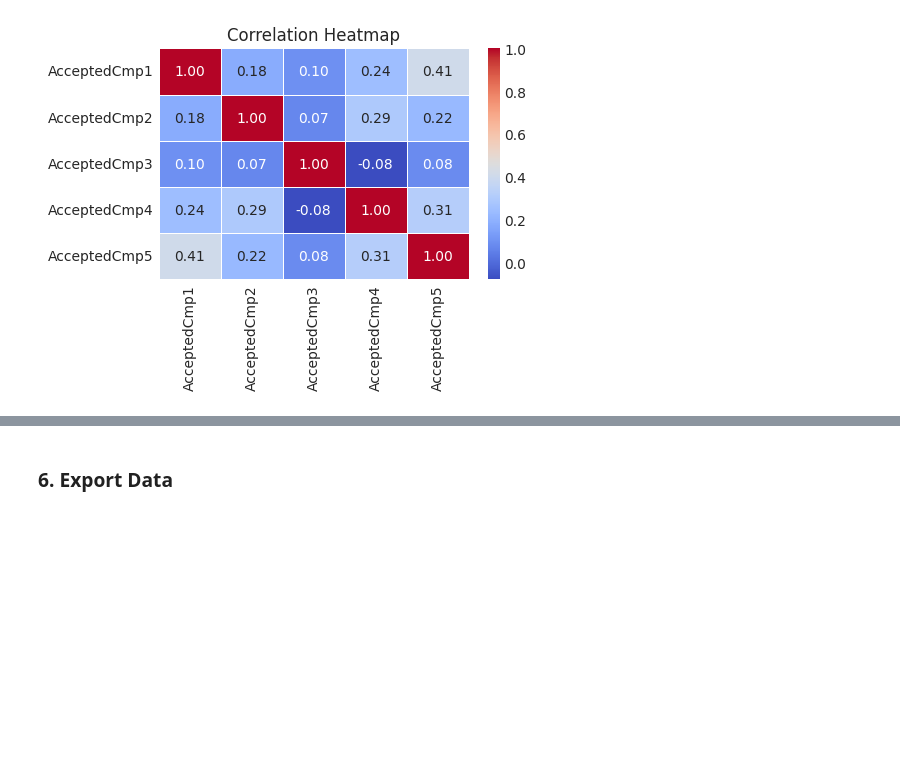
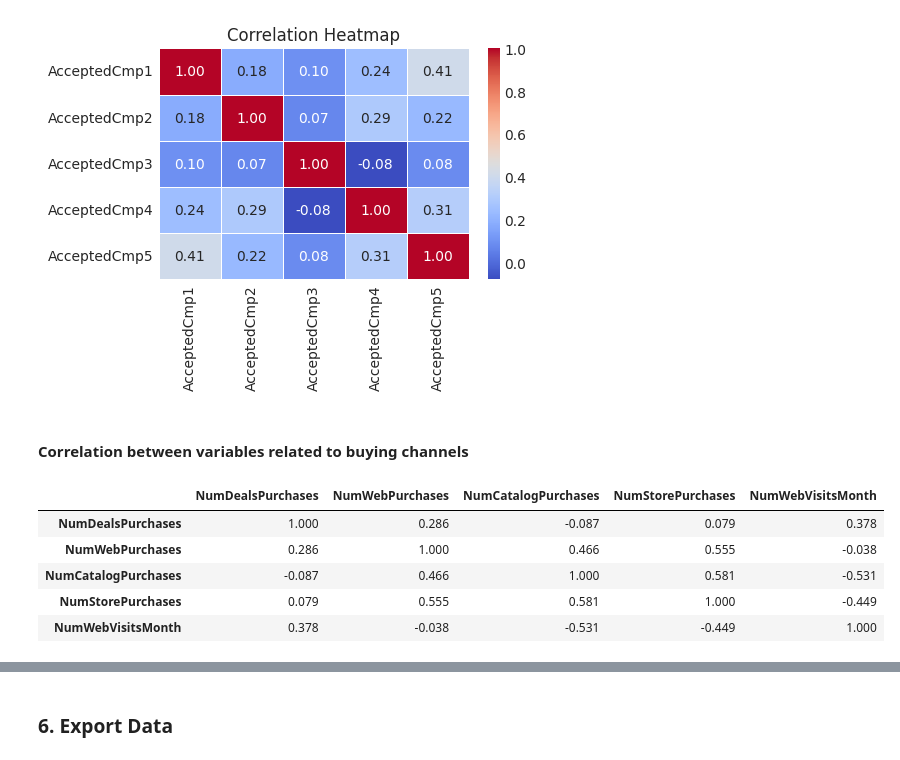
Before and after one commit to nh-adorie/adorie-data-projects, a Jupyter notebook: customer-personality-analysis/notebooks/1_eda_cleaning.ipynb, the cells around one changed output, grey strips where cells are left out. Cells and saved outputs as stored; diff of their text form; code cells hidden in the pictures; blank space fills up the shorter version.

```diff
--- a/customer-personality-analysis/notebooks/1_eda_cleaning.ipynb
+++ b/customer-personality-analysis/notebooks/1_eda_cleaning.ipynb
@@ -706,3 +711,5 @@ plt.show()
 # AcceptedCmp4 - AcceptedCmp5: 0.26
 # AcceptedCmp2 - AcceptedCmp4: 0.24
 # AcceptedCmp1 - AcceptedCmp4: 0.23
+# %% [markdown]
+#### Correlation between variables related to buying channels
@@ -708,0 +718,11 @@ plt.show()
+# %%
+df_chanel = df[channels]
+corr_matrix_channel = df_chanel.corr()
+corr_matrix_channel
+# %% [output]
+|  | NumDealsPurchases | NumWebPurchases | NumCatalogPurchases | NumStorePurchases | NumWebVisitsMonth |
+| NumDealsPurchases | 1.000 | 0.286 | -0.087 | 0.079 | 0.378 |
+| NumWebPurchases | 0.286 | 1.000 | 0.466 | 0.555 | -0.038 |
+| NumCatalogPurchases | -0.087 | 0.466 | 1.000 | 0.581 | -0.531 |
+| NumStorePurchases | 0.079 | 0.555 | 0.581 | 1.000 | -0.449 |
+| NumWebVisitsMonth | 0.378 | -0.038 | -0.531 | -0.449 | 1.000 |
```
Also changed, not shown: parts of 8 cells of this notebook, 2 other files.
